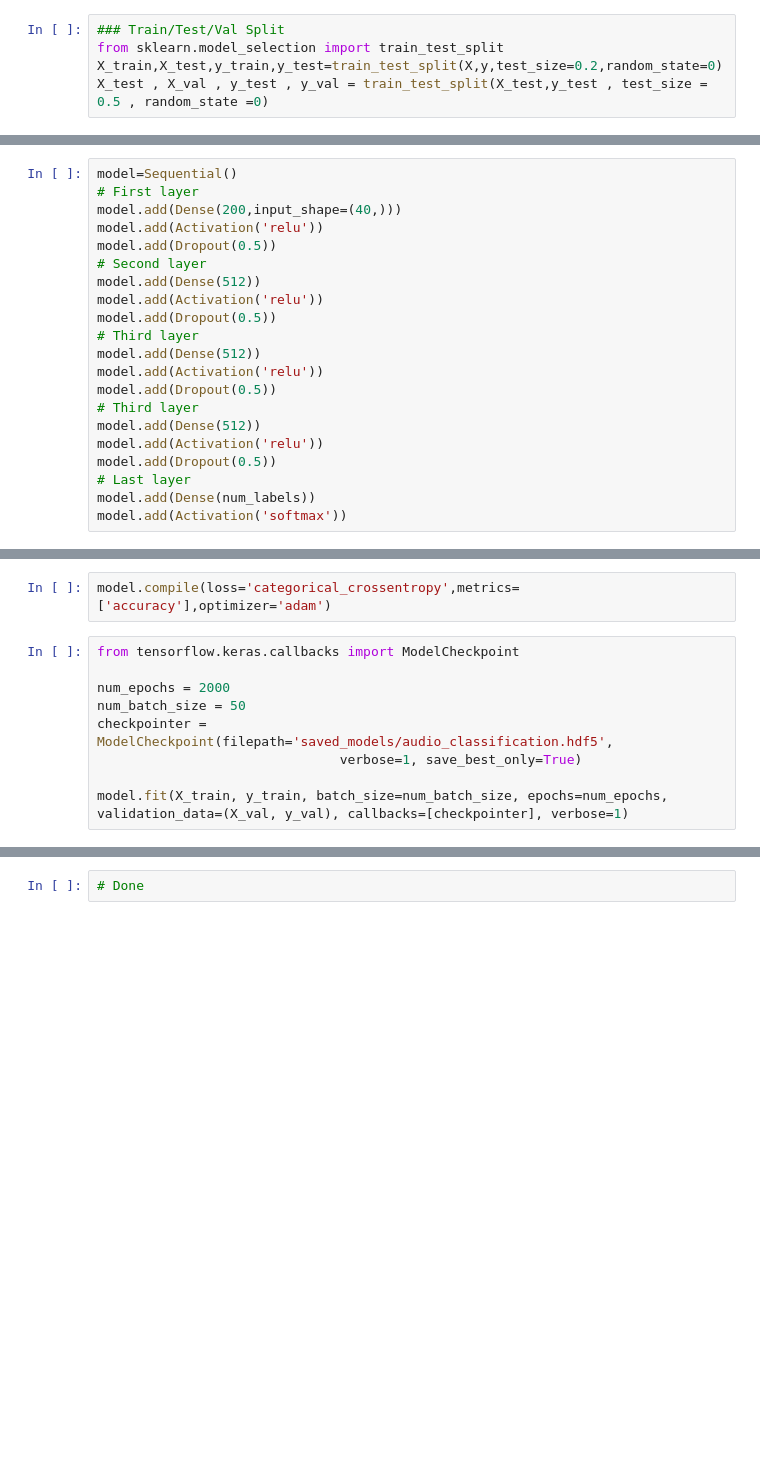
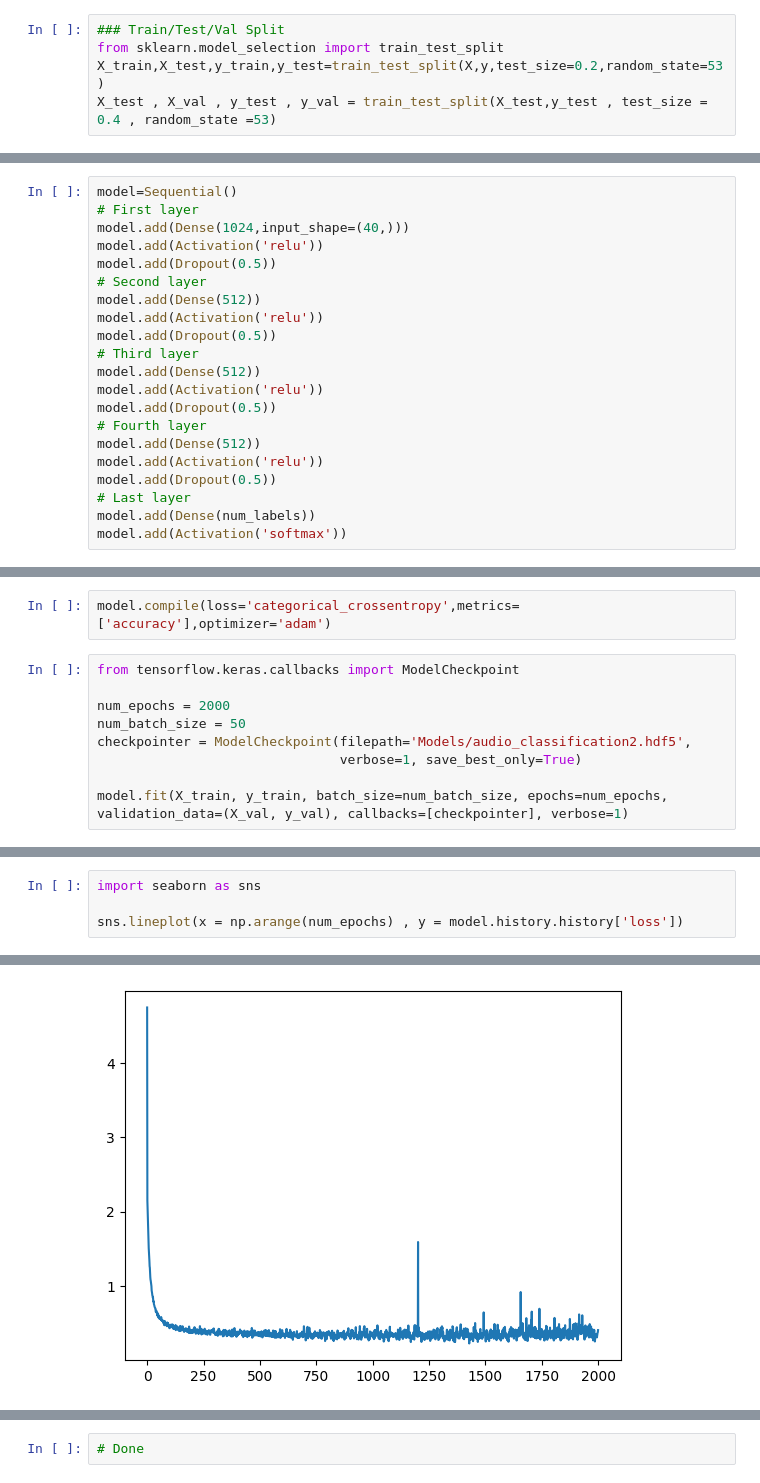
Before and after one commit to EmincanY/UrbanSounds-TeamProject, a Jupyter notebook: UrbanSounds8K/Our_Solution_Finished.ipynb, the cells around one changed output, grey strips where cells are left out. Saved outputs shown, nothing was run; the diff lists cells and outputs as text; blank space fills up the shorter version.

Commit message:
Little improvements on model performance

```diff
--- a/UrbanSounds8K/Our_Solution_Finished.ipynb
+++ b/UrbanSounds8K/Our_Solution_Finished.ipynb
@@ -159,8 +158,8 @@ y.shape
 # %%
 ### Train/Test/Val Split
 from sklearn.model_selection import train_test_split
-X_train,X_test,y_train,y_test=train_test_split(X,y,test_size=0.2,random_state=0)
-X_test , X_val , y_test , y_val = train_test_split(X_test,y_test , test_size = 0.5 , random_state =0)
+X_train,X_test,y_train,y_test=train_test_split(X,y,test_size=0.2,random_state=53)
+X_test , X_val , y_test , y_val = train_test_split(X_test,y_test , test_size = 0.4 , random_state =53)
 # %%
 print(f"X_train---------: {X_train}")
 print(f"y---------------: {y}")
@@ -199,7 +198,7 @@ num_labels=y.shape[1]
 # %%
 model=Sequential()
 # First layer
-model.add(Dense(200,input_shape=(40,)))
+model.add(Dense(1024,input_shape=(40,)))
 model.add(Activation('relu'))
 model.add(Dropout(0.5))
 # Second layer
@@ -210,7 +209,7 @@ model.add(Dropout(0.5))
 model.add(Dense(512))
 model.add(Activation('relu'))
 model.add(Dropout(0.5))
-# Third layer
+# Fourth layer
 model.add(Dense(512))
 model.add(Activation('relu'))
 model.add(Dropout(0.5))
@@ -244,7 +243,7 @@ from tensorflow.keras.callbacks import ModelCheckpoint
 
 num_epochs = 2000
 num_batch_size = 50
-checkpointer = ModelCheckpoint(filepath='saved_models/audio_classification.hdf5',
+checkpointer = ModelCheckpoint(filepath='Models/audio_classification2.hdf5',
                                verbose=1, save_best_only=True)
 
 model.fit(X_train, y_train, batch_size=num_batch_size, epochs=num_epochs, validation_data=(X_val, y_val), callbacks=[checkpointer], verbose=1)
@@ -269 +268,6 @@ Epoch 2000: val_loss did not improve from 0.35800
 <keras.callbacks.History at 0x...>
+# %%
+import seaborn as sns
+
+sns.lineplot(x = np.arange(num_epochs) , y = model.history.history['loss'])
+# %% [output]
@@ -270,3 +275,4 @@ Epoch 2000: val_loss did not improve from 0.35800
+[figure, added]
 # %%
 test_accuracy=model.evaluate(X_test,y_test,verbose=0)
 print(test_accuracy[1])
```
Also changed, not shown: parts of 12 cells of this notebook.
